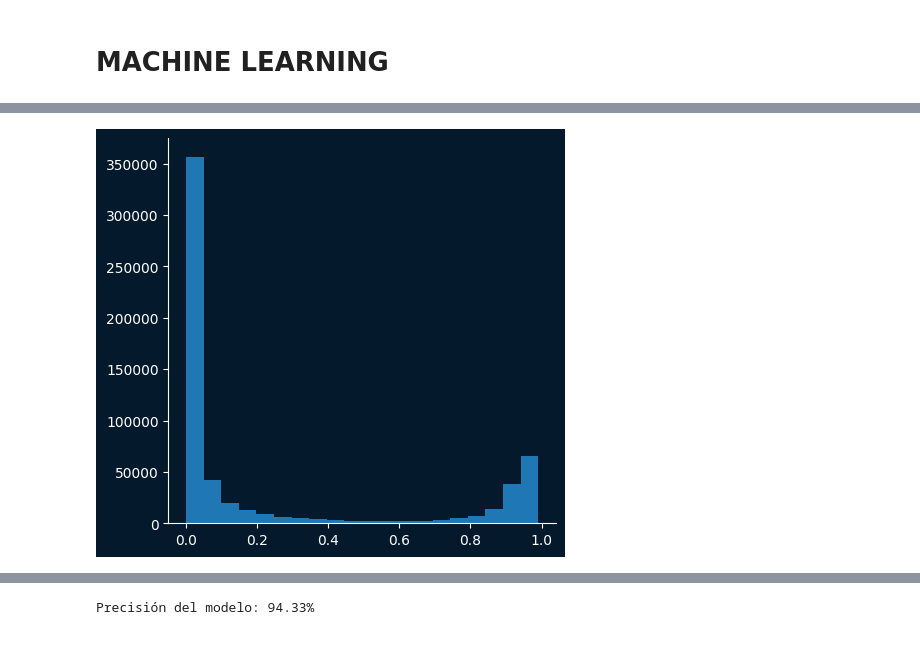
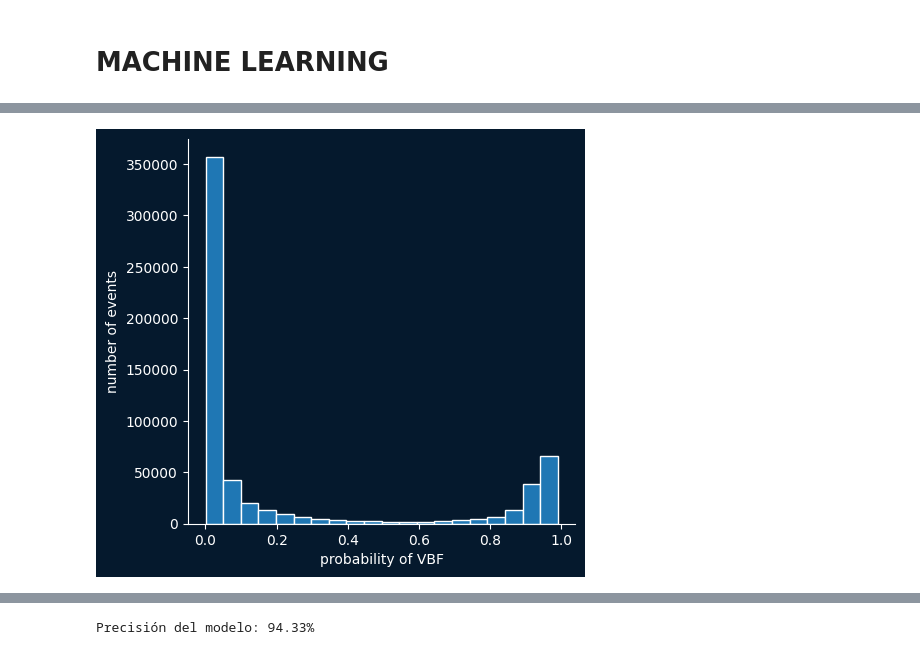
Before and after one commit to tomilee09/tesis_pregrado, a Jupyter notebook: analisis_ml.ipynb, the cells around one changed output, grey strips where cells are left out. Cells and saved outputs as stored; diff of their text form; code cells hidden in the pictures.

```diff
--- a/analisis_ml.ipynb
+++ b/analisis_ml.ipynb
@@ -272,27 +388,29 @@ grafico_decisiones(modelo)
 # %%
 y_pred = modelo.predict(X_test)
 fig, ax = plt.subplots(figsize=[5, 5])
-plt.hist(y_pred, bins = 20) # antes usaba sns
+plt.hist(y_pred, bins = 20, edgecolor='white') # antes usaba sns
+plt.ylabel('number of events', color='white')
+plt.xlabel('probability of VBF', color='white')
 
 # color del fondo
 fondo_color = "#05192d"
 colores_hue = {"ggF": "#FF5733", "VBF": "#03ef62"}
 blanco = "#ffffff"
 fig.set_facecolor(fondo_color)
 ax.set_facecolor(fondo_color)
 
 # Eliminar la parte superior y derecha del cuadrado que envuelve el gráfico
 ax.spines['top'].set_visible(False)
 ax.spines['right'].set_visible(False)
 
 # Cambiar el color de los ejes
 ax.spines['bottom'].set_color('white')
 ax.spines['left'].set_color('white')
 
 # Cambiar el color de los números en los ejes
 ax.tick_params(axis='x', colors='white')  # Eje x
 ax.tick_params(axis='y', colors='white')  # Eje y
 
 plt.show()
 # %% [output]
-[figure, old version]
+[figure, new version]
```
Also changed, not shown: parts of 13 cells of this notebook, 2 other files.
